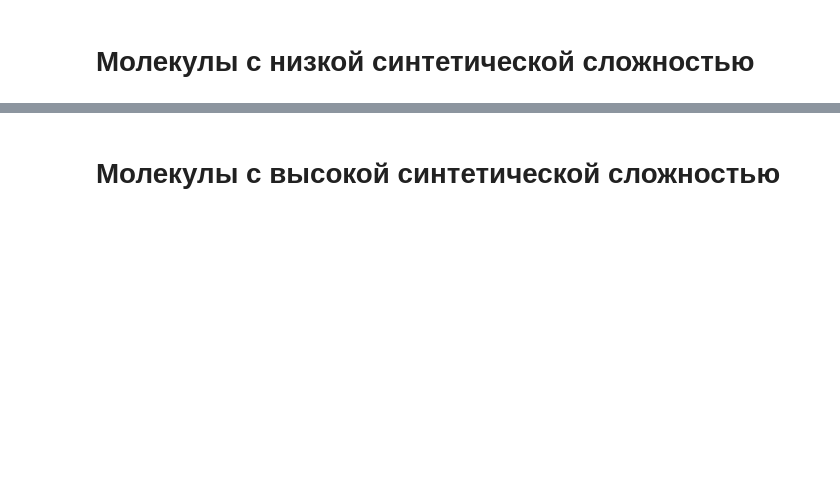
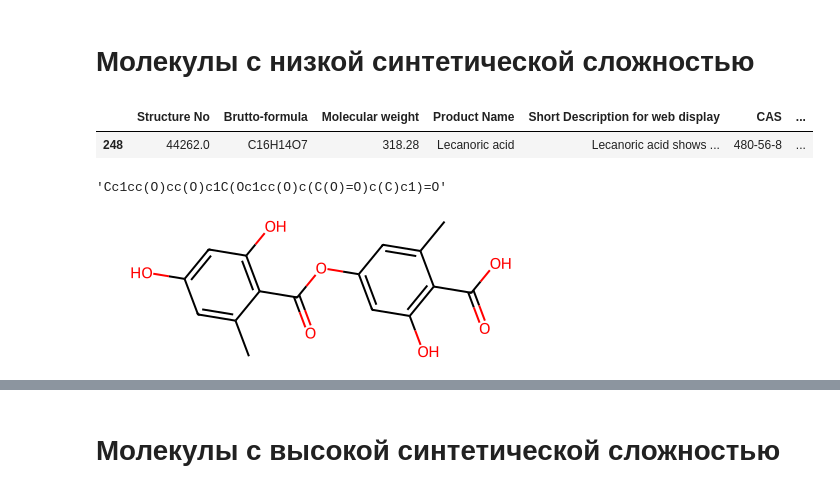
Before and after one commit to tatvladna/using_AiZynthFinder, a Jupyter notebook: docs/analysis_results.ipynb, the cells around one changed output, grey strips where cells are left out. Saved outputs shown, nothing was run; the diff lists cells and outputs as text; code cells hidden in the pictures; blank space fills up the shorter version.

```diff
--- a/docs/analysis_results.ipynb
+++ b/docs/analysis_results.ipynb
@@ -59,4 +60,15 @@ plt.show()
 # %% [markdown]
 # Молекулы с низкой синтетической сложностью
 # %%
-# df[df["SynthScore"]<5]
+df[df["SynthScore"]<10]
+# %% [output]
+|  | Structure No | Brutto-formula | Molecular weight | Product Name | Short Description for web display | CAS | ... |
+| 248 | 44262.0 | C16H14O7 | 318.28 | Lecanoric acid | Lecanoric acid shows ... | 480-56-8 | ... |
+# %%
+df[df["SynthScore"]<10]["SMILE"].iloc[0]
+# %% [output]
+'Cc1cc(O)cc(O)c1C(Oc1cc(O)c(C(O)=O)c(C)c1)=O'
+# %%
+Chem.MolFromSmiles(df[df["SynthScore"]<10]["SMILE"].iloc[0])
+# %% [output]
+[figure, added]
```
Also changed, not shown: parts of 8 cells of this notebook, 1 other file.
